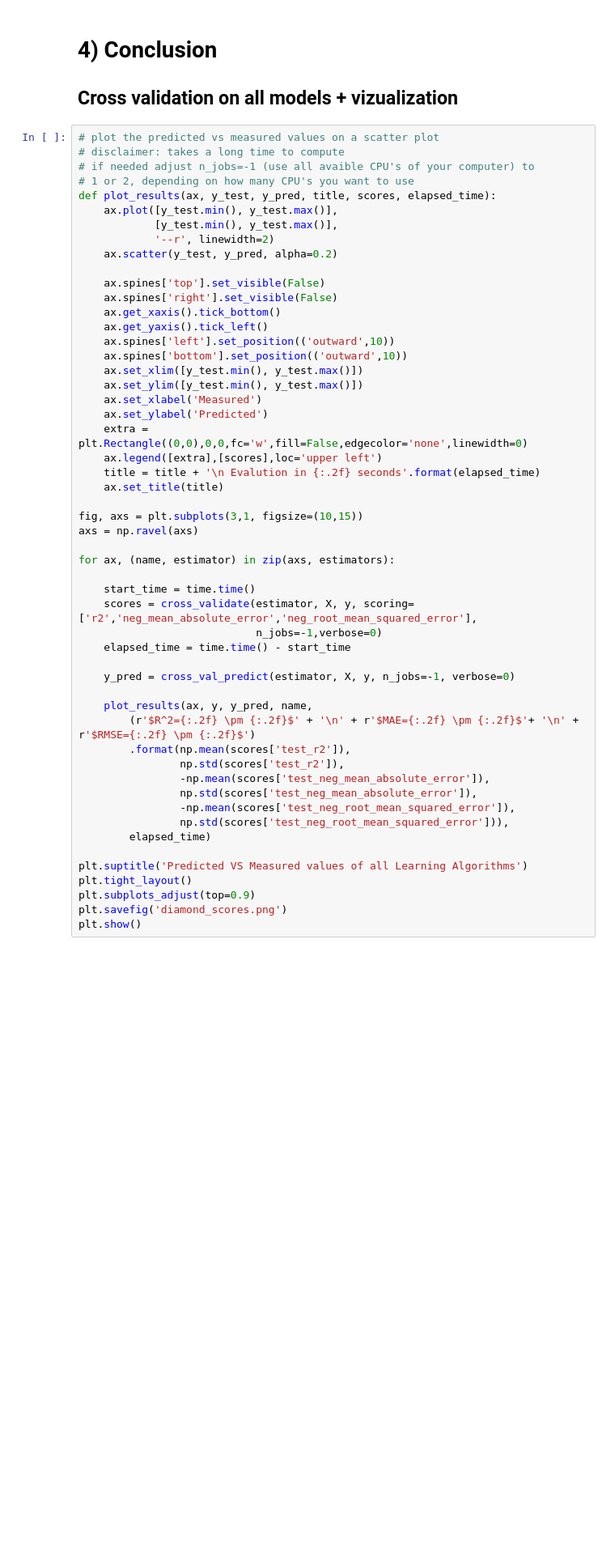
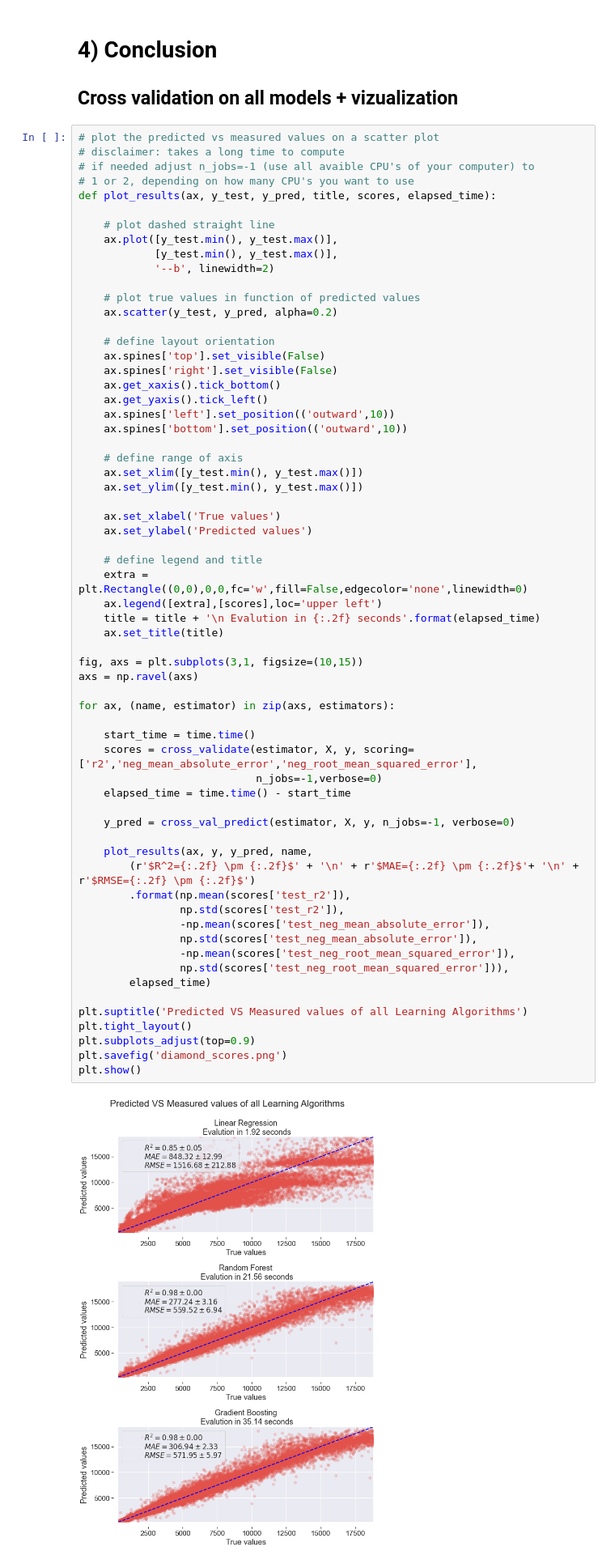
Before and after one commit to NickBraeckman/diamond-price-prediction, a Jupyter notebook: diamond-price-prediction.ipynb, the cells around one changed output. Shown at 81% size. Cells and saved outputs as stored; diff of their text form; blank space fills up the shorter version.

```diff
--- a/diamond-price-prediction.ipynb
+++ b/diamond-price-prediction.ipynb
@@ -494,50 +481,62 @@ plt.show()
 # if needed adjust n_jobs=-1 (use all avaible CPU's of your computer) to
 # 1 or 2, depending on how many CPU's you want to use
 def plot_results(ax, y_test, y_pred, title, scores, elapsed_time):
+
+    # plot dashed straight line
     ax.plot([y_test.min(), y_test.max()],
             [y_test.min(), y_test.max()],
-            '--r', linewidth=2)
+            '--b', linewidth=2)
+
+    # plot true values in function of predicted values
     ax.scatter(y_test, y_pred, alpha=0.2)
 
+    # define layout orientation
     ax.spines['top'].set_visible(False)
     ax.spines['right'].set_visible(False)
     ax.get_xaxis().tick_bottom()
     ax.get_yaxis().tick_left()
     ax.spines['left'].set_position(('outward',10))
     ax.spines['bottom'].set_position(('outward',10))
+
+    # define range of axis
     ax.set_xlim([y_test.min(), y_test.max()])
     ax.set_ylim([y_test.min(), y_test.max()])
-    ax.set_xlabel('Measured')
-    ax.set_ylabel('Predicted')
+
+    ax.set_xlabel('True values')
+    ax.set_ylabel('Predicted values')
+
+    # define legend and title
     extra = plt.Rectangle((0,0),0,0,fc='w',fill=False,edgecolor='none',linewidth=0)
     ax.legend([extra],[scores],loc='upper left')
     title = title + '\n Evalution in {:.2f} seconds'.format(elapsed_time)
     ax.set_title(title)
 
 fig, axs = plt.subplots(3,1, figsize=(10,15))
 axs = np.ravel(axs)
 
 for ax, (name, estimator) in zip(axs, estimators):
 
     start_time = time.time()
     scores = cross_validate(estimator, X, y, scoring=['r2','neg_mean_absolute_error','neg_root_mean_squared_error'],
                             n_jobs=-1,verbose=0)
     elapsed_time = time.time() - start_time
 
     y_pred = cross_val_predict(estimator, X, y, n_jobs=-1, verbose=0)
 
     plot_results(ax, y, y_pred, name,
         (r'$R^2={:.2f} \pm {:.2f}$' + '\n' + r'$MAE={:.2f} \pm {:.2f}$'+ '\n' + r'$RMSE={:.2f} \pm {:.2f}$')
         .format(np.mean(scores['test_r2']),
                 np.std(scores['test_r2']),
                 -np.mean(scores['test_neg_mean_absolute_error']),
                 np.std(scores['test_neg_mean_absolute_error']),
                 -np.mean(scores['test_neg_root_mean_squared_error']),
                 np.std(scores['test_neg_root_mean_squared_error'])),
         elapsed_time)
 
 plt.suptitle('Predicted VS Measured values of all Learning Algorithms')
 plt.tight_layout()
 plt.subplots_adjust(top=0.9)
 plt.savefig('diamond_scores.png')
 plt.show()
+# %% [output]
+[figure, added]
```
Also changed, not shown: parts of 9 cells of this notebook, 12 other files.
